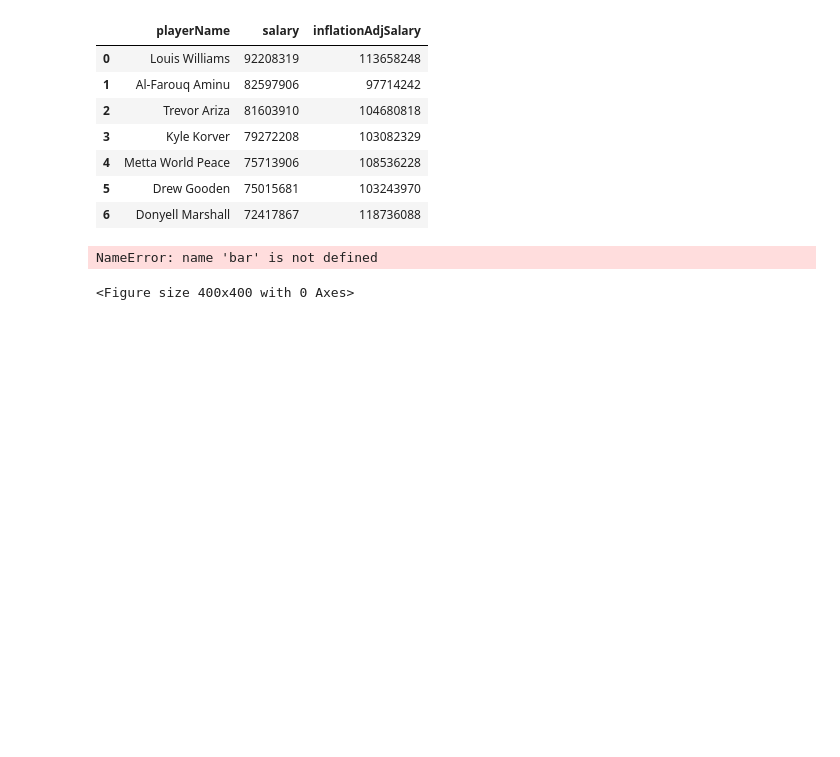
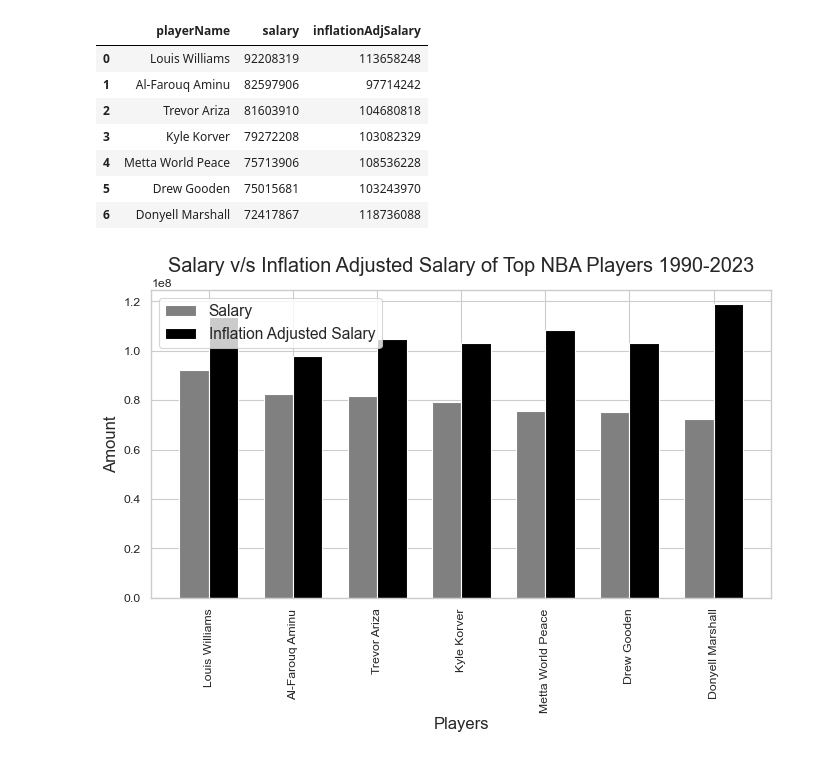
Before and after one commit to AnanyaaPal/Descriptive-Analysis, a Jupyter notebook: code_nba players salaries.ipynb, the cells around one changed output. Drawn from its saved outputs; the diff is of its cells as text; code cells hidden in the pictures; blank space fills up the shorter version.

Commit message:
updated codes and output plots

```diff
--- a/code_nba players salaries.ipynb
+++ b/code_nba players salaries.ipynb
@@ -243,24 +276,33 @@ display(merged_df)
 | 5 | Drew Gooden | 75015681 | 103243970 |
 | 6 | Donyell Marshall | 72417867 | 118736088 |
 # %%
+# Visualising comparison between the two variables- Salary & Inflation Adjusted Salary- using a bar chart
+# Extracting data from the merged DataFrame
 player_salary = merged_df['salary']
 player_infl_salary= merged_df['inflationAdjSalary']
 player_names= merged_df['playerName']
 
-plt.figure(figsize=(5,5),dpi=80)
+# Setting up the figure and axis
+plt.figure(figsize=(10,5),dpi=80)
 bar_width=0.35
-index=range(len(player_names))
+index=np.arange(len(player_names))
 
-plt.bar(index,player_salary,width=bar, color='grey',label='Salary')
-plt.bar(index,player_infl_salary,width=bar, color='black',label='Inflation Adjusted Salary')
+# Creating a grouped bar chart with salary and inflation-adjusted salary
+plt.bar(index,player_salary,width=bar_width, color='grey',label='Salary')
+plt.bar(index+bar_width,player_infl_salary,width=bar_width, color='black',label='Inflation Adjusted Salary')
 
+# Adding labels and title
 plt.xlabel('Players',fontsize=15)
 plt.ylabel('Amount',fontsize=15)
 plt.title('Salary v/s Inflation Adjusted Salary of Top NBA Players 1990-2023',fontsize=18)
-plt.xticks(index,player_names,rotation=90)
+
+# Setting x-axis ticks and labels
+plt.xticks(index+bar_width/2,player_names,rotation=90)
+
+# Adding legend
 plt.legend(loc=2, prop={'size': 14})
 
+# Display the plot
 plt.show()
 # %% [output]
-NameError: name 'bar' is not defined
-<Figure size 400x400 with 0 Axes>
+[figure, added]
```
Also changed, not shown: parts of 16 cells of this notebook, 4 other files.
